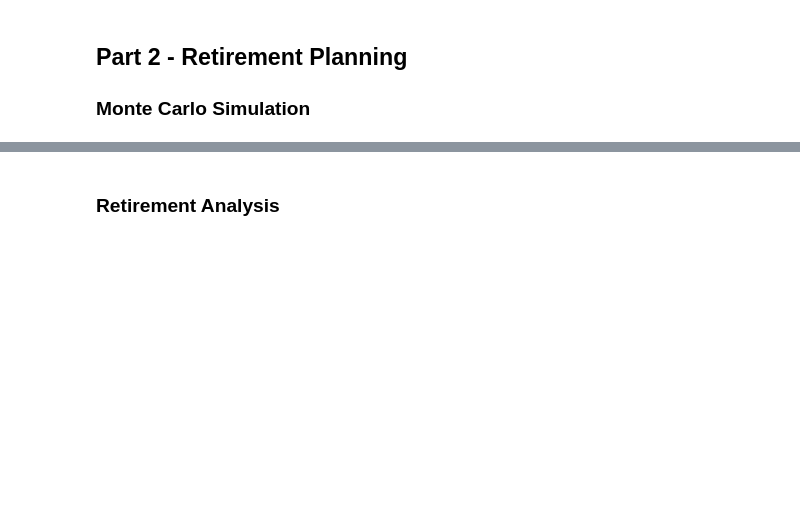
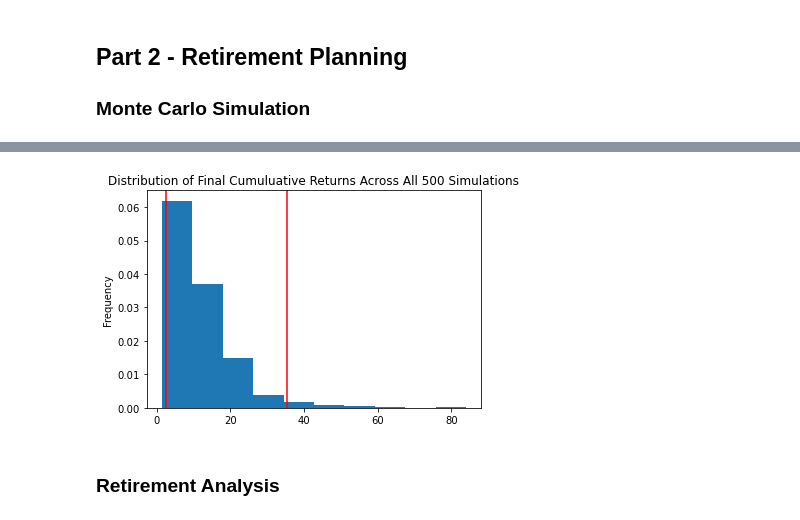
Before and after one commit to MBowey/Assignement_5_APIs, a Jupyter notebook: financial-planner.ipynb, the cells around one changed output, grey strips where cells are left out. Cells and saved outputs as stored; diff of their text form; code cells hidden in the pictures; blank space fills up the shorter version.

```diff
--- a/financial-planner.ipynb
+++ b/financial-planner.ipynb
@@ -216,3 +303,6 @@ df_stock_data.head()
 # %%
-# Plot simulation outcomes
+# Plot probability distribution and confidence intervals
 # YOUR CODE HERE!
+dist_plot = MC_traditional_portfolio.plot_distribution()
+# %% [output]
+[figure, added]
```
Also changed, not shown: parts of 33 cells of this notebook.
